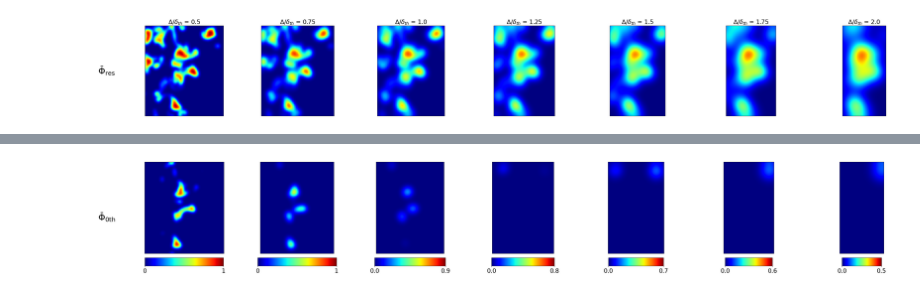
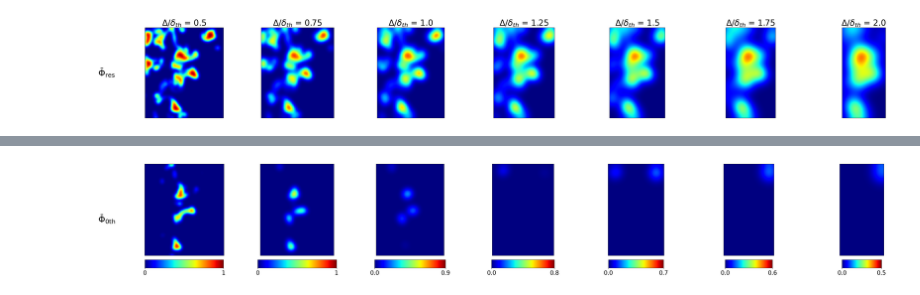
Before and after one commit to MedBox19/TAS-AE2224-I, a Jupyter notebook: mission2/Mission2.ipynb, the cells around one changed output, grey strips where cells are left out. Drawn from its saved outputs; the diff is of its cells as text; code cells hidden in the pictures.

```diff
--- a/mission2/Mission2.ipynb
+++ b/mission2/Mission2.ipynb
@@ -51,35 +51,35 @@ for i, fwidth in enumerate(fwidth_n):
 
     # Plot the data
     plt.subplot(1, 7, i + 1)
     x_slice = x[fwidth:384-fwidth]
     phi_slice = phi[fwidth:384-fwidth, :]
     mesh = plt.pcolor(x_slice, y, np.moveaxis(phi_slice, (0, 1), (1, 0)),
                       cmap='jet', vmin=0, vmax=vmax_list[i], shading='auto')
 
 
 
     plt.gca().set_aspect('equal', adjustable='box')
     plt.xlim(x_slice[0], x_slice[-1])
     plt.ylim(y[0], y[-1])
 
 
 
-    plt.title(f"$\\Delta / \\delta_{{th}}$ = {round(fwidth/12.5)/4}", fontsize = 20)
+    plt.title(f"$\\Delta / \\delta_{{th}}$ = {round(fwidth/12.5)/4}", fontsize = 28)
 
     plt.xticks([])  # Remove x-axis tick labels
     plt.yticks([])  # Remove y-axis tick labels
     Phi_res.append(phi[fwidth:384-fwidth, :])
 
 
 plt.subplots_adjust(left=0.04, right=0.98, top=0.9, bottom=0.1, wspace=0)
 
 
 
 plt.figtext(0.015, 0.5, r'$\bar\Phi_{\mathrm{res}}$', va='center', ha='center', rotation='horizontal', fontsize=30)
 plt.savefig("les-data-nn-input-not-ideal.png", dpi=300)
 plt.show()
 # %% [output]
-[figure, old version]
+[figure, new version]
 # %%
 import numpy as np
 import matplotlib.pyplot as plt
```
Also changed, not shown: parts of 5 cells of this notebook, 7 other files.
